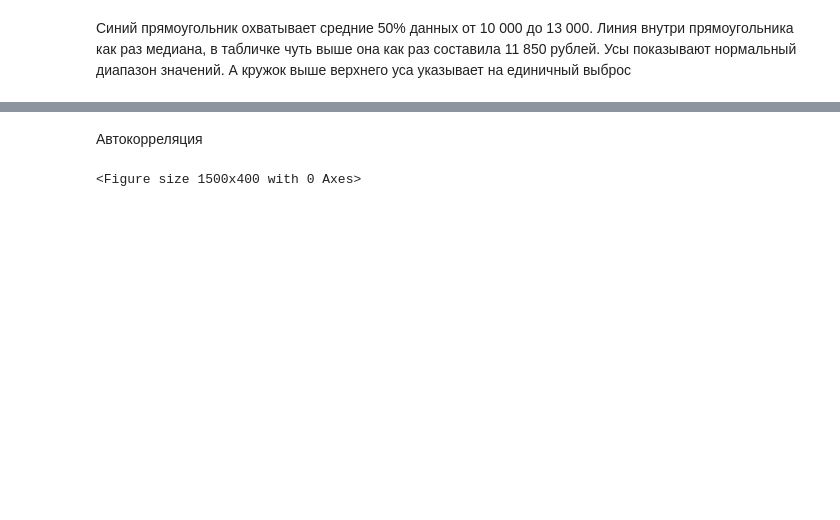
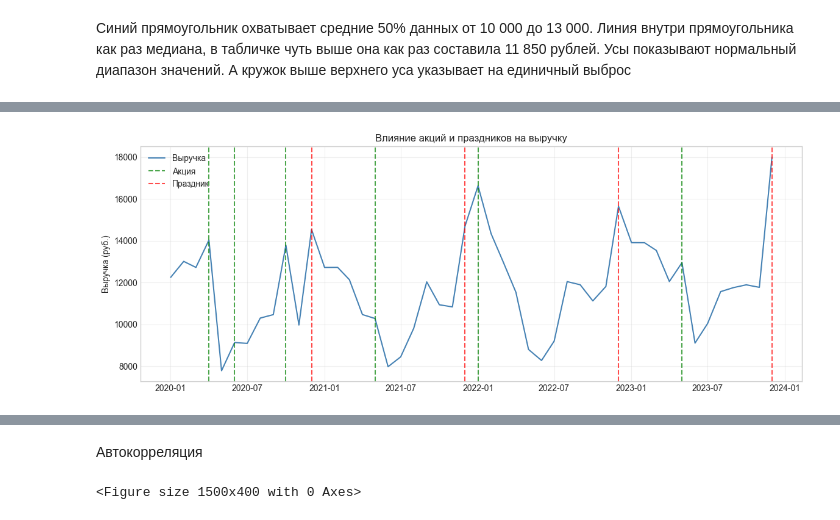
Before and after one commit to gureeva07/predictive_analytics_lab1, a Jupyter notebook: lab1.ipynb, the cells around one changed output, grey strips where cells are left out. Cells and saved outputs as stored; diff of their text form; code cells hidden in the pictures; blank space fills up the shorter version.

```diff
--- a/lab1.ipynb
+++ b/lab1.ipynb
@@ -111,0 +155,24 @@ plt.show()
+# %%
+plt.figure(figsize=(14, 5))
+
+# Выручка
+plt.plot(df.index, df['SalesAmount'], color='steelblue', label='Выручка')
+
+# Отмечаю акции вертикальными линиями
+for date in df[df['Promotion'] == 1].index:
+    plt.axvline(x=date, color='green', linestyle='--', alpha=0.7, label='Акция')
+
+# Отмечаю праздники
+for date in df[df['HolidayMonth'] == 1].index:
+    plt.axvline(x=date, color='red', linestyle='--', alpha=0.7, label='Праздник')
+
+handles, labels = plt.gca().get_legend_handles_labels()
+by_label = dict(zip(labels, handles))
+plt.legend(by_label.values(), by_label.keys())
+
+plt.title('Влияние акций и праздников на выручку')
+plt.ylabel('Выручка (руб.)')
+plt.grid(True, alpha=0.3)
+plt.show()
+# %% [output]
+[figure, added]
```
Also changed, not shown: parts of 18 cells of this notebook.
